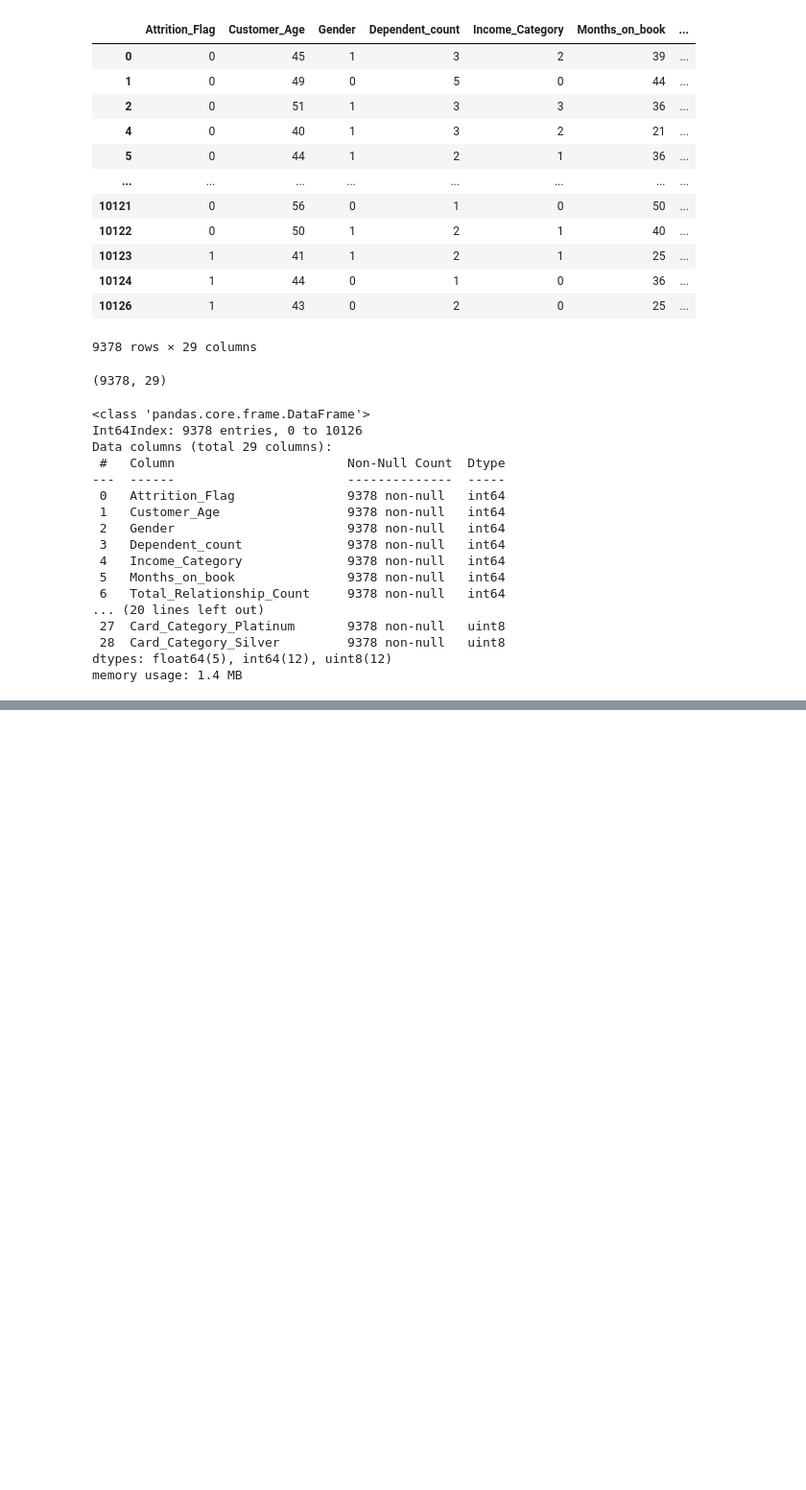
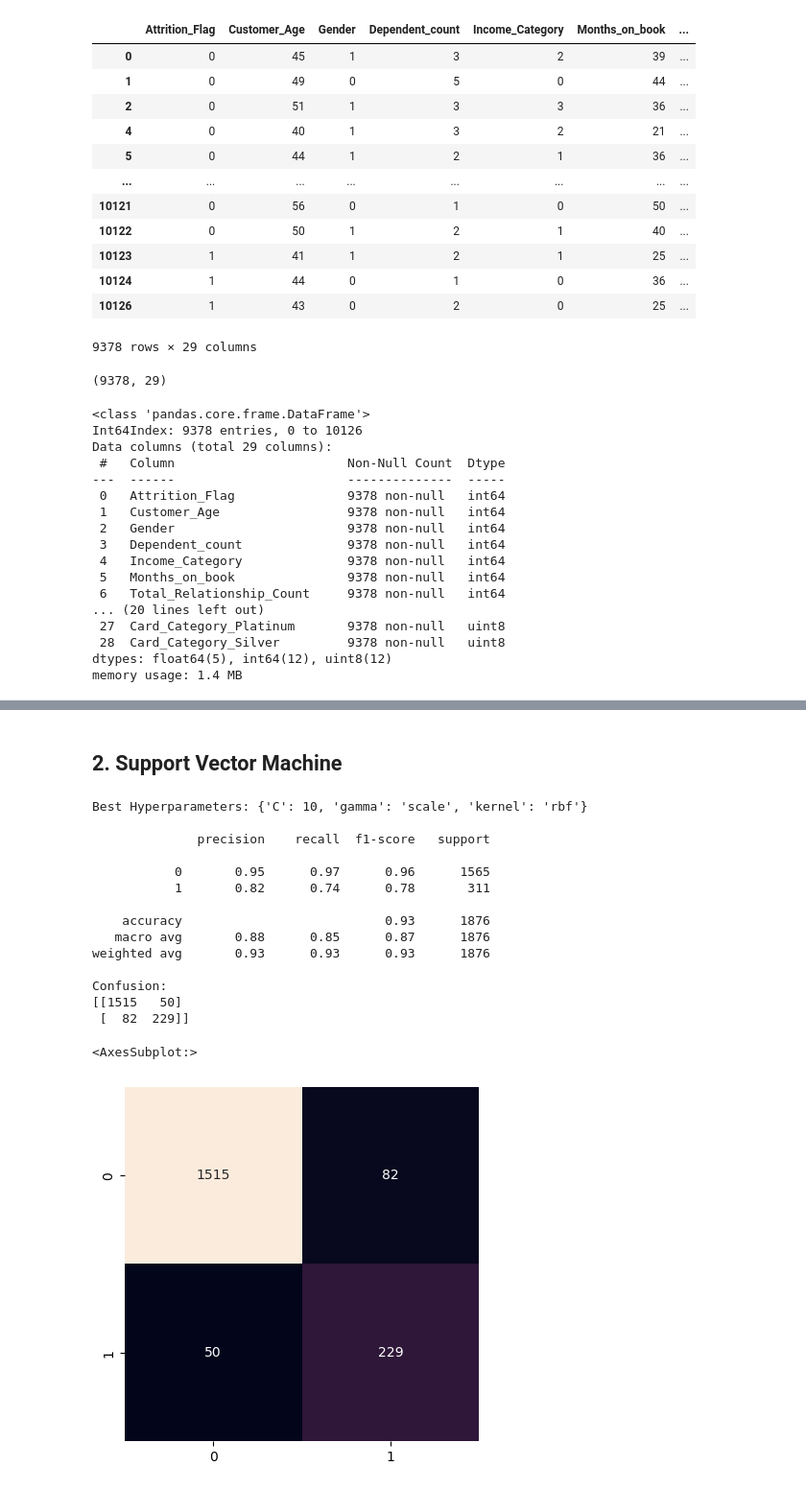
Before and after one commit to ishmaSenaweera/ML-credit_card_user_churn_data, a Jupyter notebook: ML_Assignment01_Credit_Card_User_Churn_Data.ipynb, the cells around one changed output, grey strips where cells are left out. Shown at 96% size. Drawn from its saved outputs; the diff is of its cells as text; code cells hidden in the pictures; blank space fills up the shorter version.

```diff
--- a/ML_Assignment01_Credit_Card_User_Churn_Data.ipynb
+++ b/ML_Assignment01_Credit_Card_User_Churn_Data.ipynb
@@ -328,0 +497,50 @@ memory usage: 1.4 MB
+# %% [markdown]
+## 2. Support Vector Machine
+# %%
+# Define the hyperparameter grid to search
+param_grid = {'C': [0.1, 1, 10],
+              'kernel': ['linear', 'rbf', 'sigmoid'],
+              'gamma': ['scale', 'auto']}
+
+# Create a SVM object
+svm = SVC(random_state=123)
+
+# Create a GridSearchCV object
+grid_search = GridSearchCV(svm, param_grid, cv=5)
+
+# Fit the GridSearchCV object to the training data
+grid_search.fit(x_train, y_train)
+
+# Print the best hyperparameters
+print("Best Hyperparameters:", grid_search.best_params_)
+print("")
+
+# Make predictions on the test data using the best estimator
+svm_best = grid_search.best_estimator_
+svm_prediction = svm_best.predict(x_test)
+
+# Print the classification report and confusion matrix
+print(classification_report(y_test, svm_prediction))
+print("Confusion:")
+cm = confusion_matrix(y_test, svm_prediction)
+print(cm)
+sns.heatmap(cm.T, square=True, annot=True, fmt='d', cbar=False)
+plt.xlabel('Actual Class')
+plt.ylabel('Predicted Class')
+# %% [output]
+Best Hyperparameters: {'C': 10, 'gamma': 'scale', 'kernel': 'rbf'}
+
+              precision    recall  f1-score   support
+
+           0       0.95      0.97      0.96      1565
+           1       0.82      0.74      0.78       311
+
+    accuracy                           0.93      1876
+   macro avg       0.88      0.85      0.87      1876
+weighted avg       0.93      0.93      0.93      1876
+
+Confusion:
+[[1515   50]
+ [  82  229]]
+<AxesSubplot:>
+[figure, added]
```
Also changed, not shown: parts of 22 cells of this notebook.
